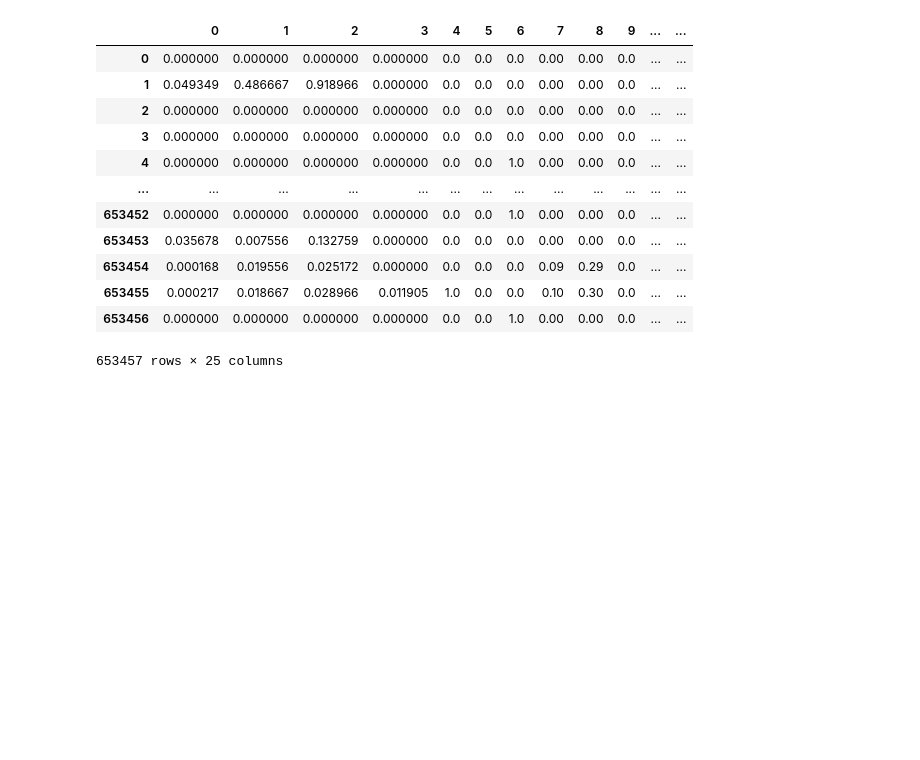
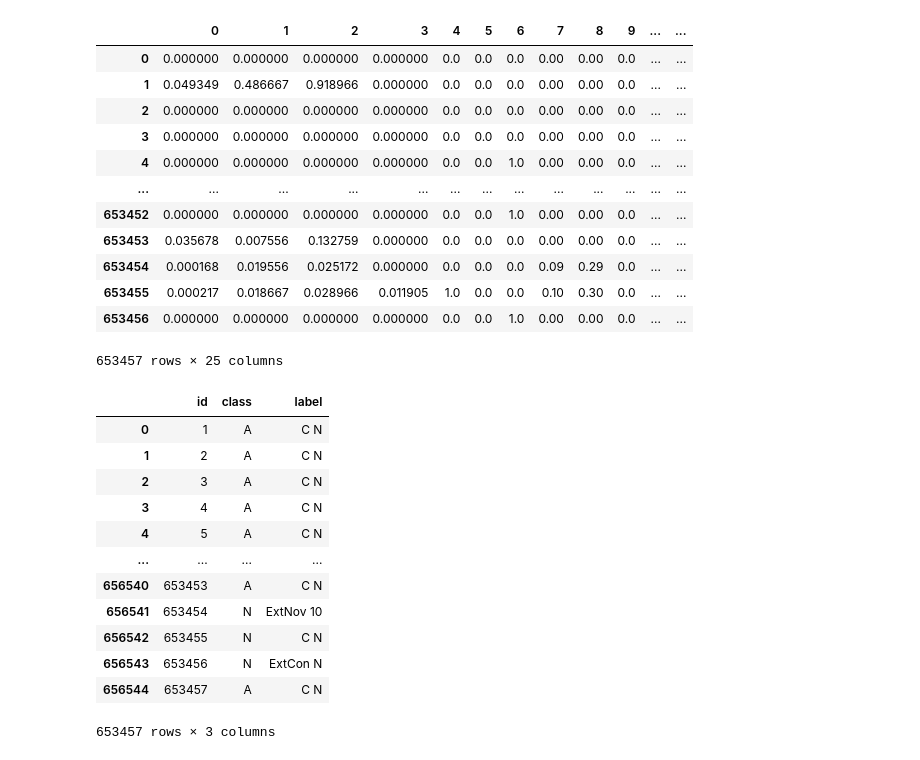
Before and after one commit to luis-puhl/minas-flink, a Jupyter notebook: mfog-mpi/src/minas/evaluate.ipynb, the cells around one changed output. Cells and saved outputs as stored; diff of their text form; code cells hidden in the pictures; blank space fills up the shorter version.

```diff
--- a/mfog-mpi/src/minas/evaluate.ipynb
+++ b/mfog-mpi/src/minas/evaluate.ipynb
@@ -21,3 +26,26 @@ examplesDf
 | 653455 | 0.000217 | 0.018667 | 0.028966 | 0.011905 | 1.0 | 0.0 | 0.0 | 0.10 | 0.30 | 0.0 | ... | ... |
 | 653456 | 0.000000 | 0.000000 | 0.000000 | 0.000000 | 0.0 | 0.0 | 1.0 | 0.00 | 0.00 | 0.0 | ... | ... |
 653457 rows × 25 columns
+# %%
+ogdf = pd.read_table(
+    filepath_or_buffer='../../' + ogMatchesFile, header=None)
+ogdf.columns=['id', 'class', 'label']
+ogdf = ogdf[ogdf['id'].str.startswith('Ex:')]
+ogdf['id'] = ogdf['id'].apply(lambda x: x.replace('Ex: ', '').strip()).astype(int)
+ogdf['class'] = ogdf['class'].astype(str).apply(lambda x: x.replace(' Classe Real: ', '').strip())
+ogdf['label'] = ogdf['label'].astype(str).apply(lambda x: x.replace('Classe MINAS:', '').strip())
+ogdf
+# %% [output]
+|  | id | class | label |
+| 0 | 1 | A | C N |
+| 1 | 2 | A | C N |
+| 2 | 3 | A | C N |
+| 3 | 4 | A | C N |
+| 4 | 5 | A | C N |
+| ... | ... | ... | ... |
+| 656540 | 653453 | A | C N |
+| 656541 | 653454 | N | ExtNov 10 |
+| 656542 | 653455 | N | C N |
+| 656543 | 653456 | N | ExtCon N |
+| 656544 | 653457 | A | C N |
+653457 rows × 3 columns
```
Also changed, not shown: parts of 15 cells of this notebook, 7 other files.
